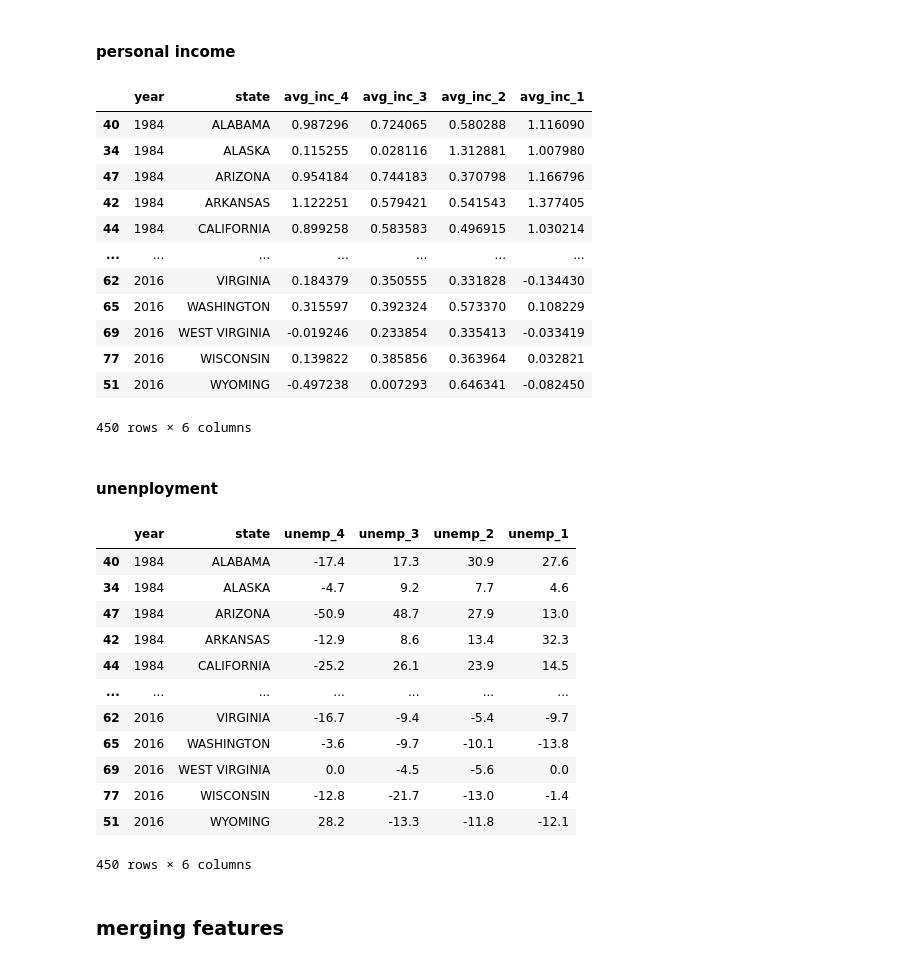
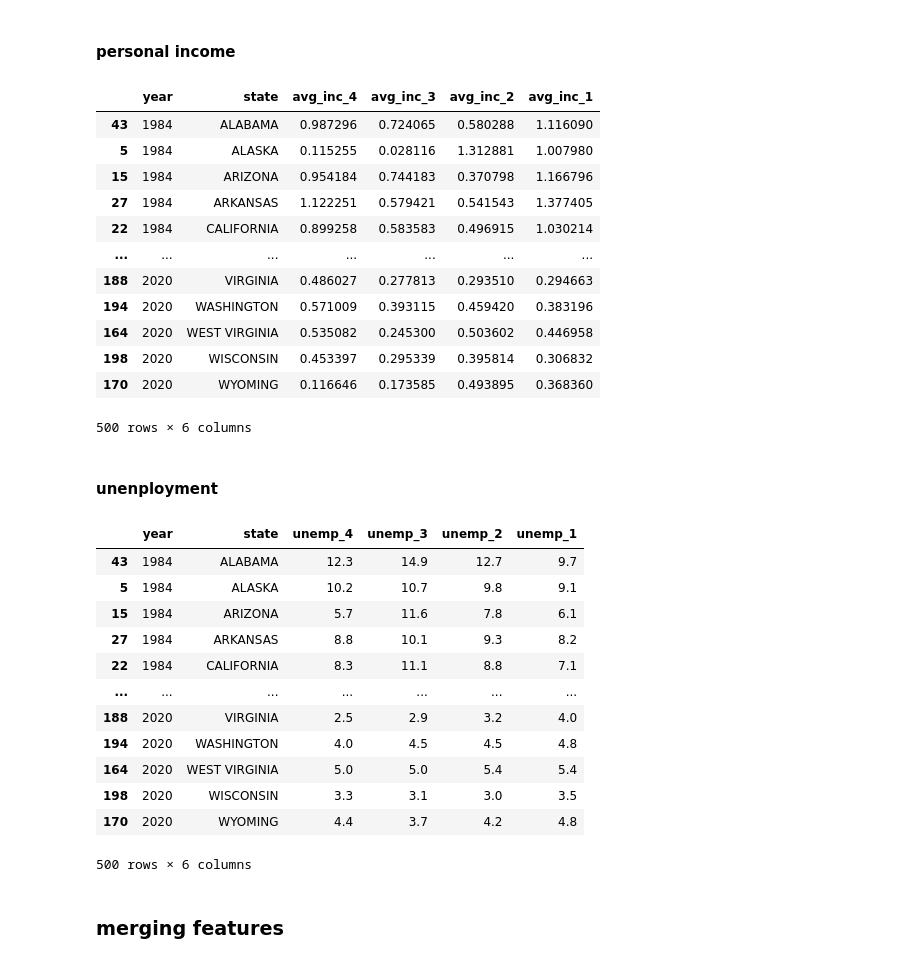
Before and after one commit to ranieri-unimi/bastianin-2022, a Jupyter notebook: datastroyer.ipynb, the cells around one changed output. Saved outputs shown, nothing was run; the diff lists cells and outputs as text; code cells hidden in the pictures.

```diff
--- a/datastroyer.ipynb
+++ b/datastroyer.ipynb
@@ -20,7 +20,6 @@ dflist = list()
 states.remove('DISTRICT OF COLUMBIA')
 years.remove(1976)
 years.remove(1980)
-years.remove(2020)
 # %% [markdown]
 #### some function
 # %%
@@ -50,9 +49,9 @@ def to_percent(older, col_key, shift=0):
 # %%
 def to_splatter(a, col_name): # from row-column to table-list
     lst = []
-    for year in a.columns[2:]:
+    for y in a.columns[2:]:
         for index, row in a.iterrows():
-            lst.append([int(year), row['GeoName'].upper(), row[year], ])
+            lst.append([int(y), row['GeoName'].upper(), row[y], ])
 
     return pd.DataFrame(data=lst, columns=['year', 'state', col_name, ])
 # %%
@@ -293,62 +292,63 @@ dflist.append(inc_cap)
 inc_cap
 # %% [output]
 |  | year | state | avg_inc_4 | avg_inc_3 | avg_inc_2 | avg_inc_1 |
-| 40 | 1984 | ALABAMA | 0.987296 | 0.724065 | 0.580288 | 1.116090 |
-| 34 | 1984 | ALASKA | 0.115255 | 0.028116 | 1.312881 | 1.007980 |
-| 47 | 1984 | ARIZONA | 0.954184 | 0.744183 | 0.370798 | 1.166796 |
-| 42 | 1984 | ARKANSAS | 1.122251 | 0.579421 | 0.541543 | 1.377405 |
-| 44 | 1984 | CALIFORNIA | 0.899258 | 0.583583 | 0.496915 | 1.030214 |
+| 43 | 1984 | ALABAMA | 0.987296 | 0.724065 | 0.580288 | 1.116090 |
+| 5 | 1984 | ALASKA | 0.115255 | 0.028116 | 1.312881 | 1.007980 |
+| 15 | 1984 | ARIZONA | 0.954184 | 0.744183 | 0.370798 | 1.166796 |
+| 27 | 1984 | ARKANSAS | 1.122251 | 0.579421 | 0.541543 | 1.377405 |
+| 22 | 1984 | CALIFORNIA | 0.899258 | 0.583583 | 0.496915 | 1.030214 |
 | ... | ... | ... | ... | ... | ... | ... |
-| 62 | 2016 | VIRGINIA | 0.184379 | 0.350555 | 0.331828 | -0.134430 |
-| 65 | 2016 | WASHINGTON | 0.315597 | 0.392324 | 0.573370 | 0.108229 |
-| 69 | 2016 | WEST VIRGINIA | -0.019246 | 0.233854 | 0.335413 | -0.033419 |
-| 77 | 2016 | WISCONSIN | 0.139822 | 0.385856 | 0.363964 | 0.032821 |
-| 51 | 2016 | WYOMING | -0.497238 | 0.007293 | 0.646341 | -0.082450 |
+| 188 | 2020 | VIRGINIA | 0.486027 | 0.277813 | 0.293510 | 0.294663 |
+| 194 | 2020 | WASHINGTON | 0.571009 | 0.393115 | 0.459420 | 0.383196 |
+| 164 | 2020 | WEST VIRGINIA | 0.535082 | 0.245300 | 0.503602 | 0.446958 |
+| 198 | 2020 | WISCONSIN | 0.453397 | 0.295339 | 0.395814 | 0.306832 |
+| 170 | 2020 | WYOMING | 0.116646 | 0.173585 | 0.493895 | 0.368360 |
-450 rows × 6 columns
+500 rows × 6 columns
 # %% [markdown]
 #### unenployment
 # %%
 unn = pd.read_csv('datasets/unemployment-76-21-percent.csv' if True else 'datasets/unemployment-us-states.csv')
 furi = 'datasets-clean/serial-id-bsl.pkl'
 
 if False:
     sd = dict()
     for s in set([*unn['Series ID'], *nunn['Series ID']]):
         try:
             sd[s] = bls_serial(s)
         except IndexError:
             sd[s] = f'BADASS_{s}'
     pk.dump(sd, open(furi, 'wb'))
 else:
     sd = pk.load(open(furi, 'rb'))
 
-unn.Label = unn.Label.apply(lambda x : x.split()[-1])
-unn = unn[unn.Label == 'Jan']
+#unn.Label = unn.Label.apply(lambda x : x.split()[-1])
+unn = unn[unn.Period == 'M01']
 unn['Series ID'] = unn['Series ID'].map(sd)
 unn = unn.rename(columns={
     "Series ID": "state",
     "Year": "year",
-    "12-Month % Change": "unemp",
+    "Value": "unemp",
     })
 unn['unemp'] = unn['unemp'].apply(foofloat).astype(float)
 unn = unn.dropna()
+#print(whore(unn.set_index(['year', 'state']), range(1990,2021)))
 unn = var42(unn, 'unemp', 'unemployment-index', 'unemp')
 dflist.append(unn)
 unn
 # %% [output]
 |  | year | state | unemp_4 | unemp_3 | unemp_2 | unemp_1 |
-| 40 | 1984 | ALABAMA | -17.4 | 17.3 | 30.9 | 27.6 |
-| 34 | 1984 | ALASKA | -4.7 | 9.2 | 7.7 | 4.6 |
-| 47 | 1984 | ARIZONA | -50.9 | 48.7 | 27.9 | 13.0 |
-| 42 | 1984 | ARKANSAS | -12.9 | 8.6 | 13.4 | 32.3 |
-| 44 | 1984 | CALIFORNIA | -25.2 | 26.1 | 23.9 | 14.5 |
+| 43 | 1984 | ALABAMA | 12.3 | 14.9 | 12.7 | 9.7 |
+| 5 | 1984 | ALASKA | 10.2 | 10.7 | 9.8 | 9.1 |
+| 15 | 1984 | ARIZONA | 5.7 | 11.6 | 7.8 | 6.1 |
+| 27 | 1984 | ARKANSAS | 8.8 | 10.1 | 9.3 | 8.2 |
+| 22 | 1984 | CALIFORNIA | 8.3 | 11.1 | 8.8 | 7.1 |
 | ... | ... | ... | ... | ... | ... | ... |
-| 62 | 2016 | VIRGINIA | -16.7 | -9.4 | -5.4 | -9.7 |
-| 65 | 2016 | WASHINGTON | -3.6 | -9.7 | -10.1 | -13.8 |
-| 69 | 2016 | WEST VIRGINIA | 0.0 | -4.5 | -5.6 | 0.0 |
-| 77 | 2016 | WISCONSIN | -12.8 | -21.7 | -13.0 | -1.4 |
-| 51 | 2016 | WYOMING | 28.2 | -13.3 | -11.8 | -12.1 |
+| 188 | 2020 | VIRGINIA | 2.5 | 2.9 | 3.2 | 4.0 |
+| 194 | 2020 | WASHINGTON | 4.0 | 4.5 | 4.5 | 4.8 |
+| 164 | 2020 | WEST VIRGINIA | 5.0 | 5.0 | 5.4 | 5.4 |
+| 198 | 2020 | WISCONSIN | 3.3 | 3.1 | 3.0 | 3.5 |
+| 170 | 2020 | WYOMING | 4.4 | 3.7 | 4.2 | 4.8 |
-450 rows × 6 columns
+500 rows × 6 columns
 # %% [markdown]
 ### merging features
 # %%
```
Also changed, not shown: parts of 10 cells of this notebook, 12 other files.
